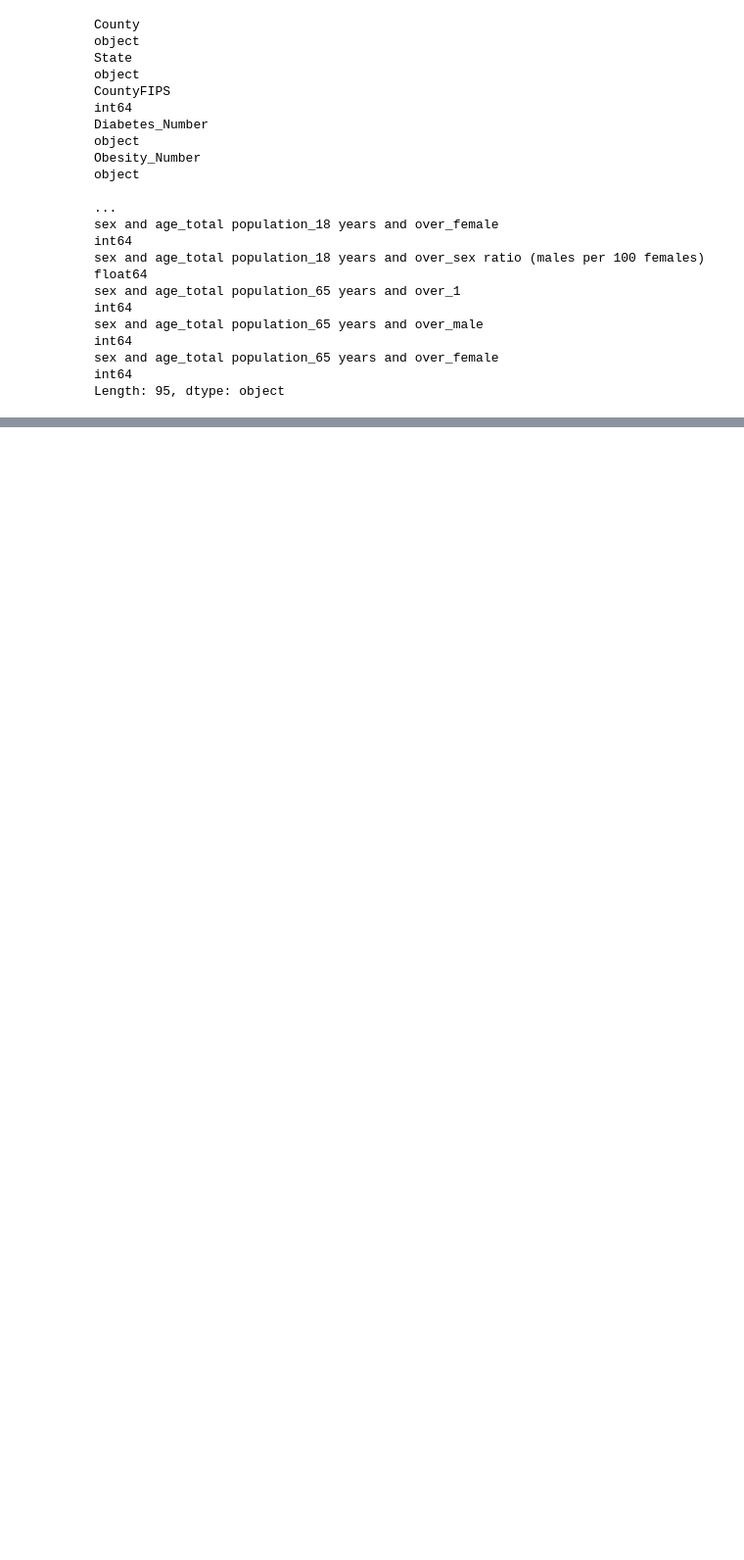
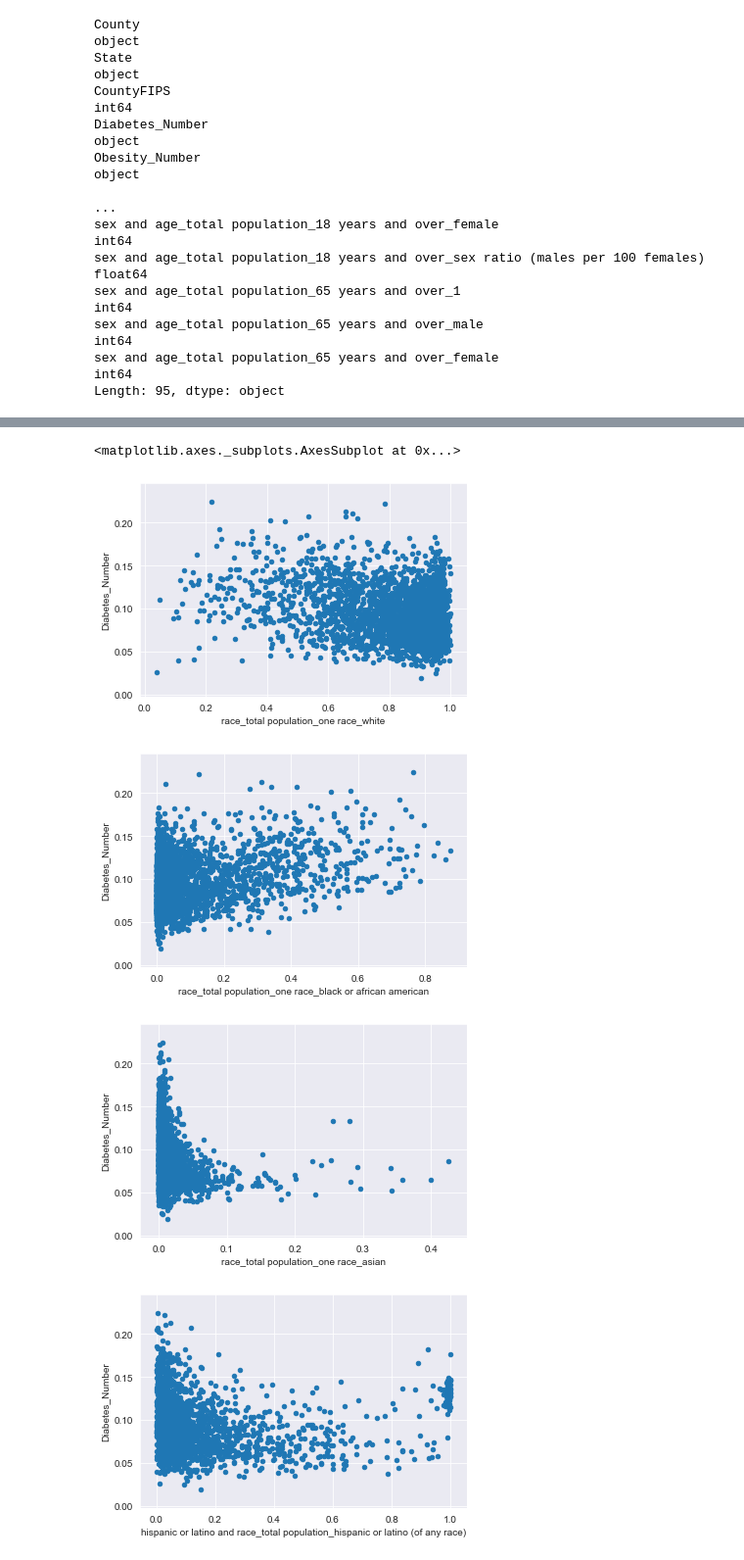
Before and after one commit to ElizabethBreen/CSS_Project2, a Jupyter notebook: Diana_Project_2.ipynb, the cells around one changed output, grey strips where cells are left out. Shown at 98% size. Cells and saved outputs as stored; diff of their text form; code cells hidden in the pictures; blank space fills up the shorter version.

```diff
--- a/Diana_Project_2.ipynb
+++ b/Diana_Project_2.ipynb
@@ -109,0 +119,11 @@ array([[<matplotlib.axes._subplots.AxesSubplot object at 0x...>]],
+# %%
+diabetes_normalize.plot.scatter(x='race_total population_one race_white', y='Diabetes_Number')
+diabetes_normalize.plot.scatter(x='race_total population_one race_black or african american', y='Diabetes_Number')
+diabetes_normalize.plot.scatter(x='race_total population_one race_asian', y='Diabetes_Number')
+diabetes_normalize.plot.scatter(x='hispanic or latino and race_total population_hispanic or latino (of any race)', y='Diabetes_Number')
+# %% [output]
+<matplotlib.axes._subplots.AxesSubplot at 0x...>
+[figure, added]
+[figure, added]
+[figure, added]
+[figure, added]
```
Also changed, not shown: parts of 28 cells of this notebook.
